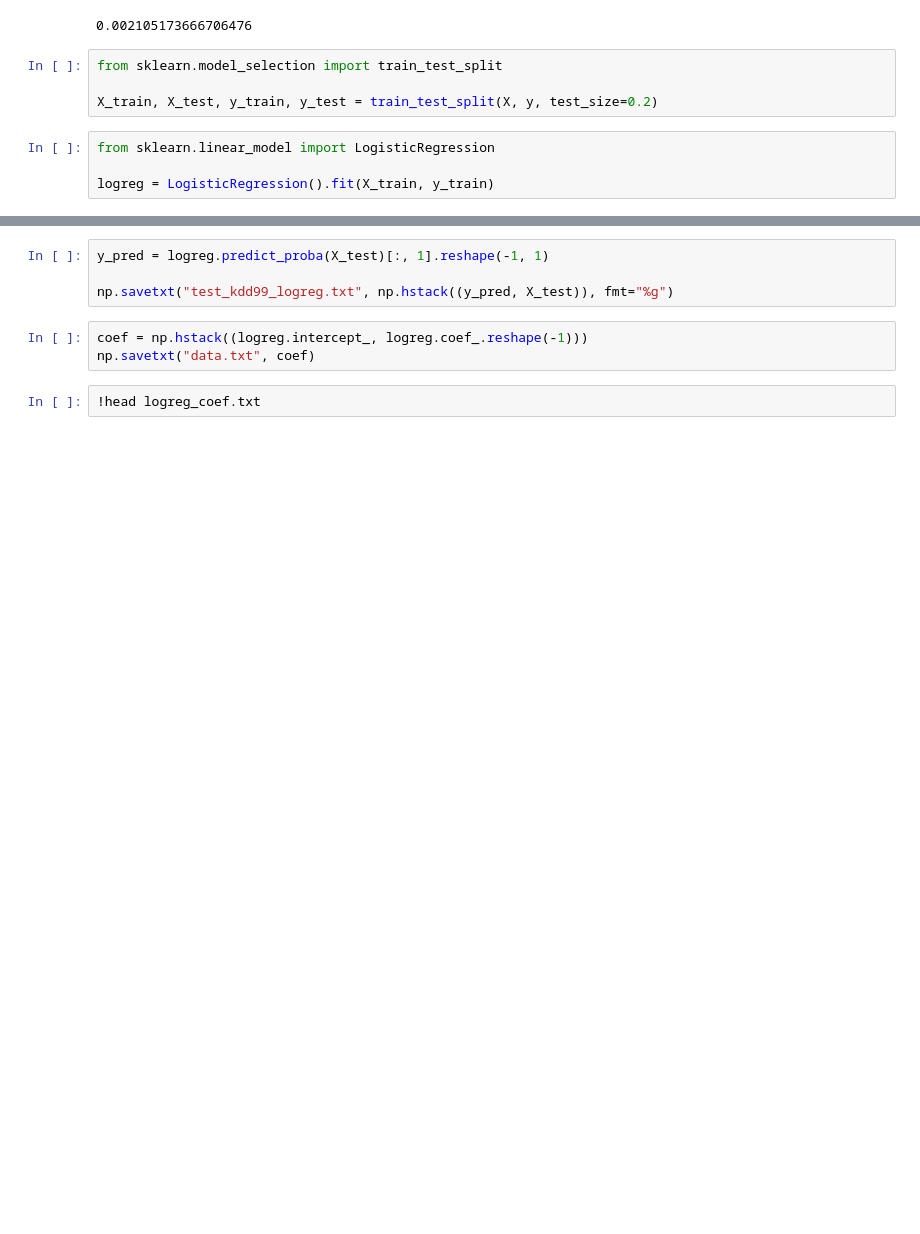
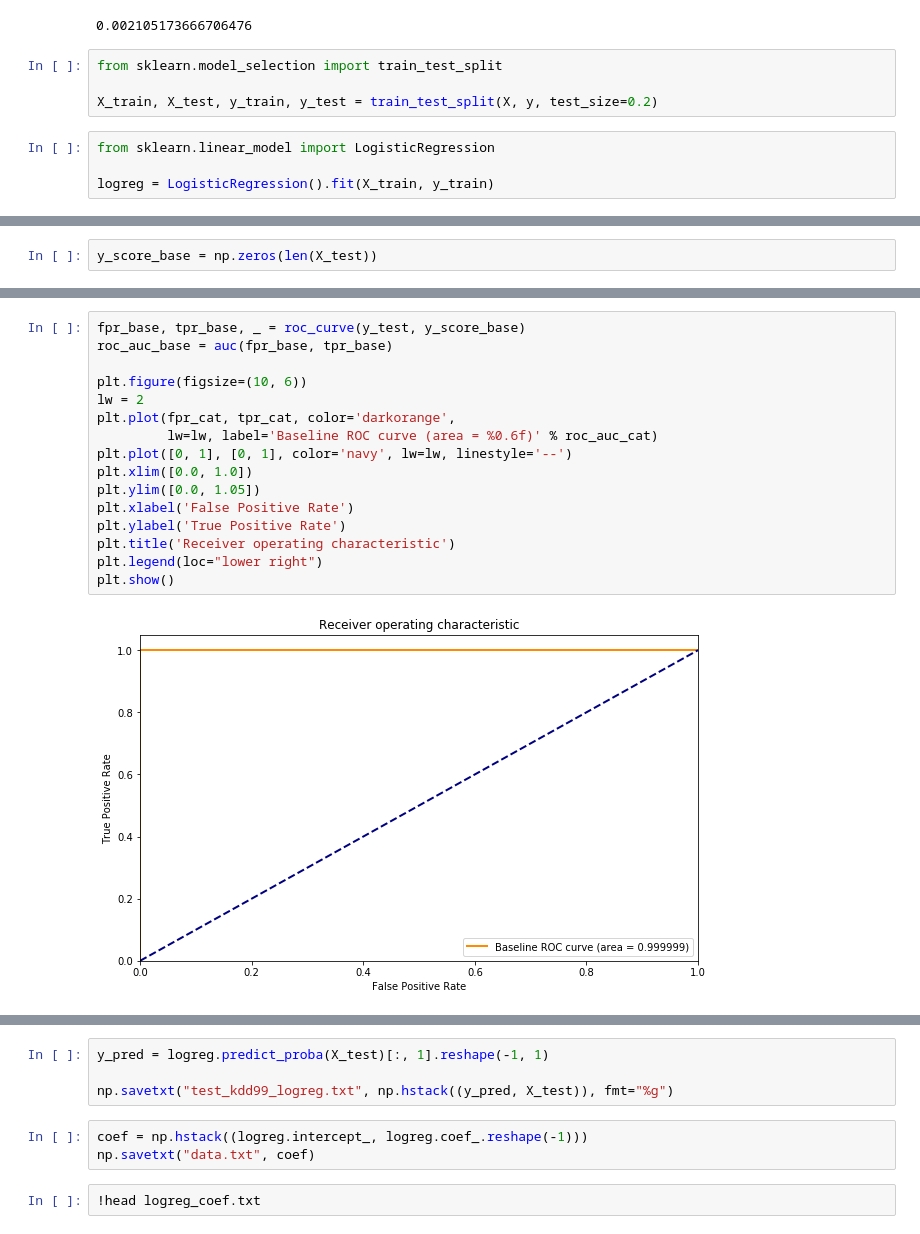
Before and after one commit to sdukshis/corehard2018, a Jupyter notebook: kdd99/train/KDD99.ipynb, the cells around one changed output, grey strips where cells are left out. Cells and saved outputs as stored; diff of their text form; blank space fills up the shorter version.

```diff
--- a/kdd99/train/KDD99.ipynb
+++ b/kdd99/train/KDD99.ipynb
@@ -131,3 +138,5 @@ Shrink model to first 28 iterations.
+# %%
+y_score_base = np.zeros(len(X_test))
 # %%
 from sklearn.metrics import roc_curve, auc, precision_recall_curve
 
@@ -167,3 +176,21 @@ plt.show()
+# %%
+fpr_base, tpr_base, _ = roc_curve(y_test, y_score_base)
+roc_auc_base = auc(fpr_base, tpr_base)
+
+plt.figure(figsize=(10, 6))
+lw = 2
+plt.plot(fpr_cat, tpr_cat, color='darkorange',
+         lw=lw, label='Baseline ROC curve (area = %0.6f)' % roc_auc_cat)
+plt.plot([0, 1], [0, 1], color='navy', lw=lw, linestyle='--')
+plt.xlim([0.0, 1.0])
+plt.ylim([0.0, 1.05])
+plt.xlabel('False Positive Rate')
+plt.ylabel('True Positive Rate')
+plt.title('Receiver operating characteristic')
+plt.legend(loc="lower right")
+plt.show()
+# %% [output]
+[figure, added]
 # %%
 precision_logreg, recall_logreg, _ = precision_recall_curve(y_test, y_score_logreg)
 
```
Also changed, not shown: parts of 7 cells of this notebook, 13 other files.
